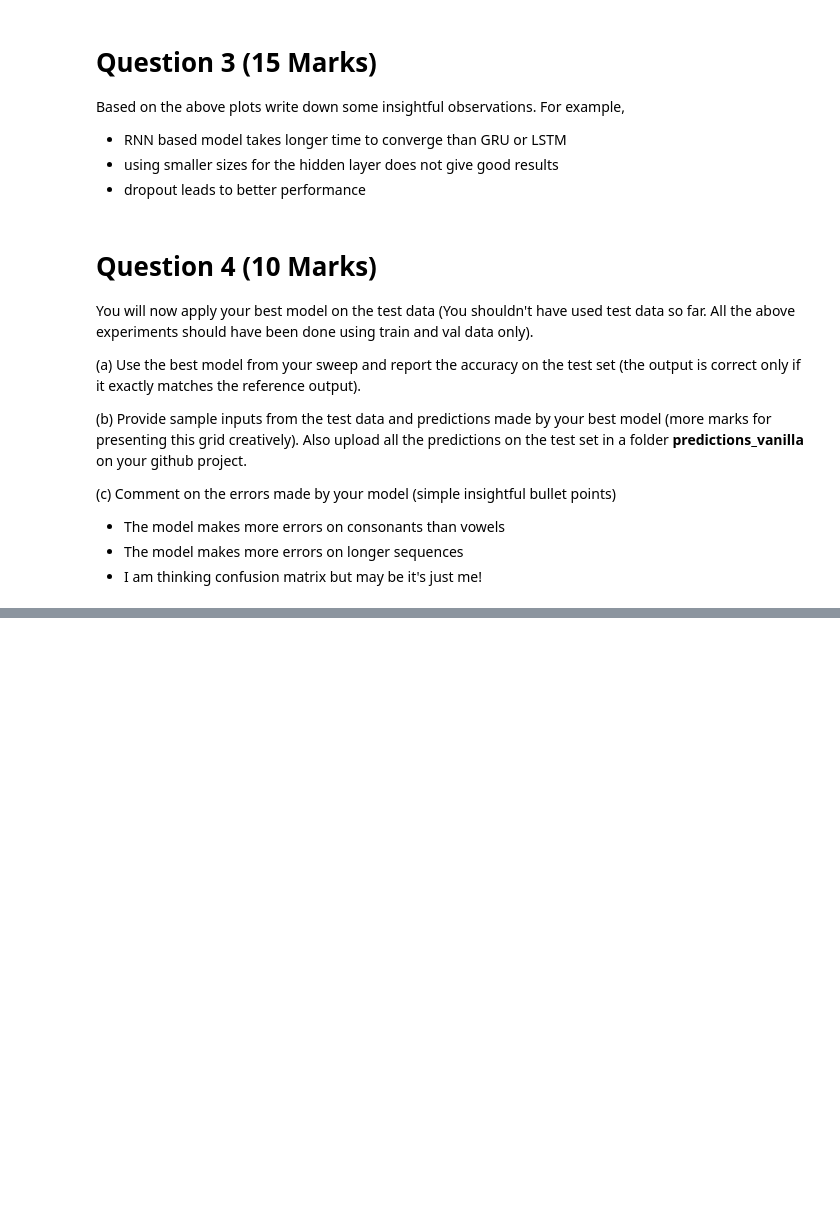
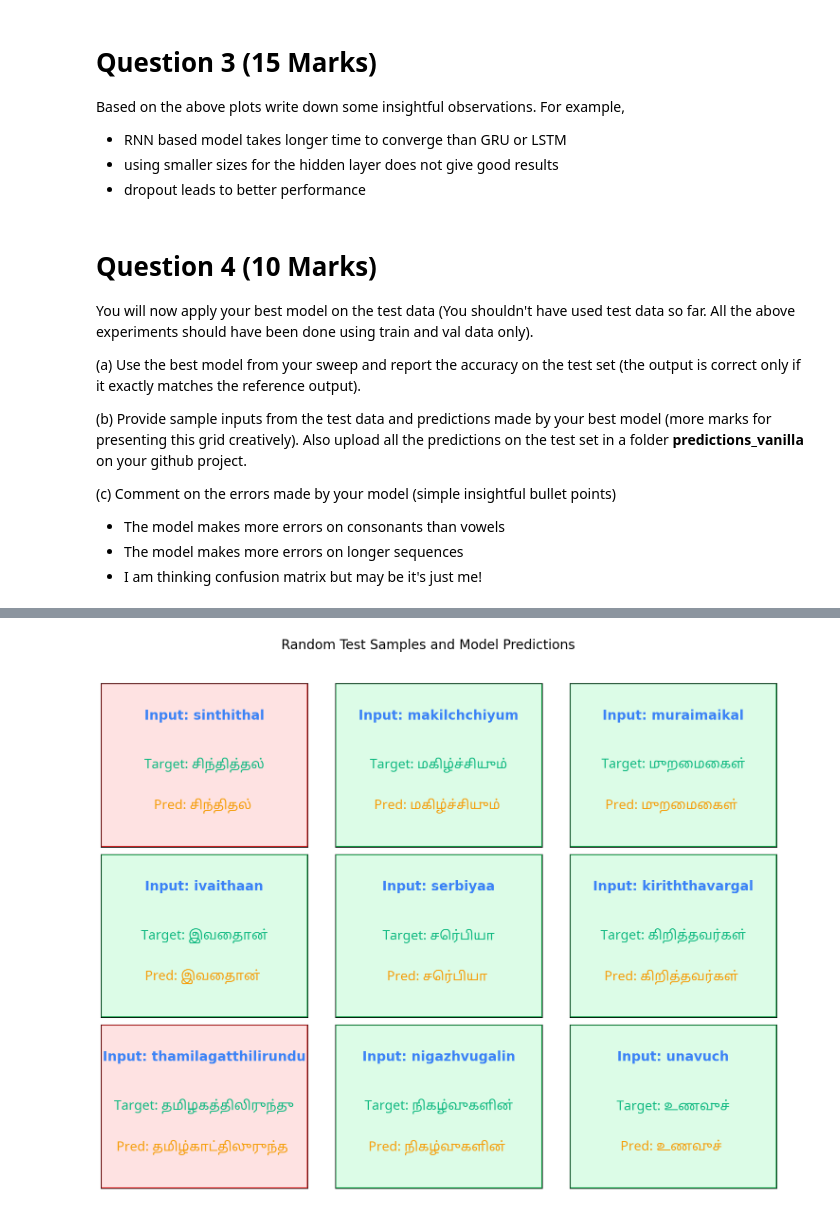
Before and after one commit to Navaneeth272001/DA6401_Assignment3, a Jupyter notebook: Assignment3.ipynb, the cells around one changed output, grey strips where cells are left out. Saved outputs shown, nothing was run; the diff lists cells and outputs as text; code cells hidden in the pictures; blank space fills up the shorter version.

```diff
--- a/Assignment3.ipynb
+++ b/Assignment3.ipynb
@@ -595,0 +666,60 @@ Have fun!
+# %%
+import pandas as pd
+import matplotlib.pyplot as plt
+import matplotlib.patches as patches
+import matplotlib.font_manager as fm
+import random
+import re
+
+df = pd.read_csv(CSV_PATH)
+sampled = df.sample(n=9)
+fig, axes = plt.subplots(3, 3, figsize=(15, 12))
+fig.suptitle("Random Test Samples and Model Predictions", fontsize=20)
+
+colors = {
+    "Input": "#3b82f6",       # Blue
+    "Target": "#10b981",      # Green
+    "Prediction": "#f59e0b"   # Orange
+}
+
+tamil_font_path = "/mnt/e_disk/DA6401_Assignment3/NotoSansTamil-VariableFont_wdth,wght.ttf"  # Update path if needed
+prop = fm.FontProperties(fname=tamil_font_path)
+
+def clean_text(text):
+    """Remove <pad> tokens and strip extra spaces."""
+    return re.sub(r'<pad>', '', text).strip()
+
+# === Plot each sample in a grid cell ===
+for ax, (_, row) in zip(axes.flat, sampled.iterrows()):
+    input_text = clean_text(row["Input"])
+    target = clean_text(row["Target"])
+    prediction = clean_text(row["Prediction"])
+    correct = target == prediction
+
+    bg_color = "#dcfce7" if correct else "#fee2e2"  # greenish or reddish background
+    border_color = "#16a34a" if correct else "#dc2626"
+
+
+    # Draw background color and border
+    ax.set_facecolor(bg_color)
+    ax.add_patch(patches.Rectangle((0, 0), 1, 1, linewidth=3, edgecolor=border_color, facecolor='none'))
+
+    # Display texts
+    ax.text(0.5, 0.8, f"Input: {input_text}", color=colors["Input"],
+            ha='center', va='center', fontsize=20, fontweight='bold', wrap=True)
+
+    ax.text(0.5, 0.5, f"Target: {target}", color=colors["Target"],
+            ha='center', va='center', fontsize=20, fontproperties=prop, wrap=True)
+
+    ax.text(0.5, 0.25, f"Pred: {prediction} ", color=colors["Prediction"],
+            ha='center', va='center', fontsize=20, fontproperties=prop, wrap=True)
+
+    ax.set_xticks([])
+    ax.set_yticks([])
+    ax.set_xlim(0, 1)
+    ax.set_ylim(0, 1)
+
+plt.tight_layout(rect=[0, 0, 1, 0.95])
+plt.show()
+# %% [output]
+[figure, added]
```
Also changed, not shown: parts of 9 cells of this notebook, 10 other files.
